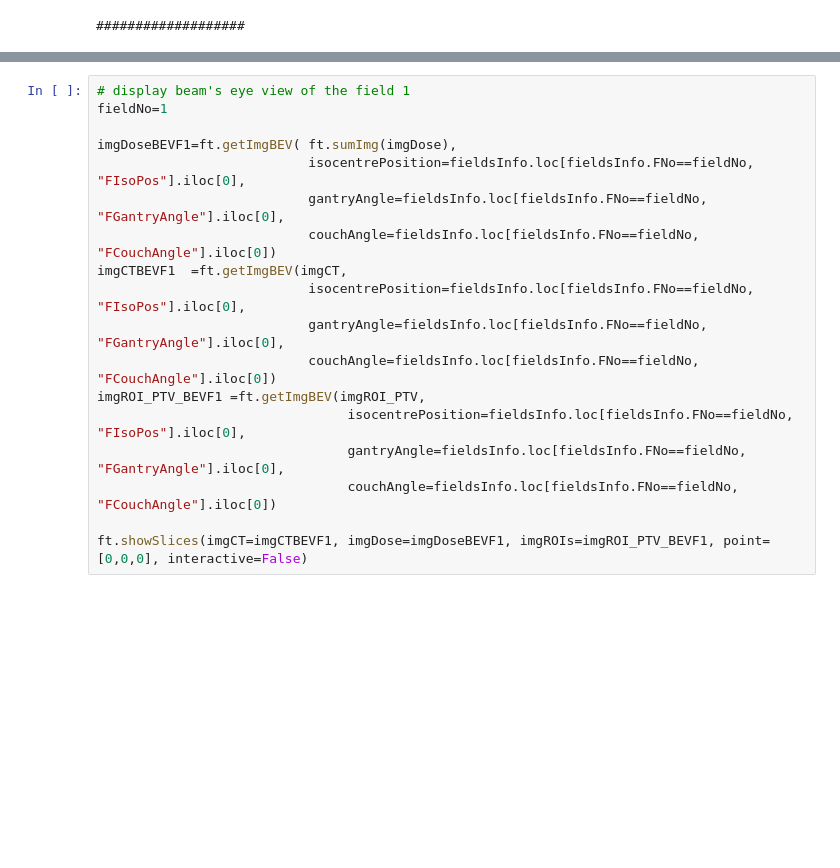
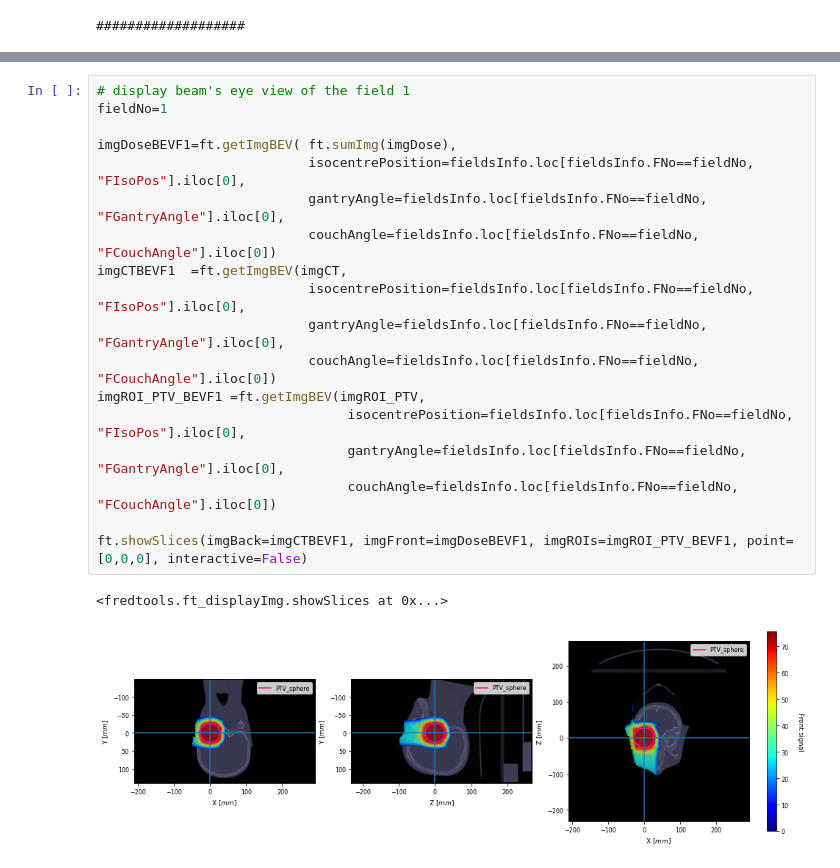
Before and after one commit to jasqs/FREDtools, a Jupyter notebook: examples/FREDtools Tutorial.ipynb, the cells around one changed output, grey strips where cells are left out. Saved outputs shown, nothing was run; the diff lists cells and outputs as text; blank space fills up the shorter version.

```diff
--- a/examples/FREDtools Tutorial.ipynb
+++ b/examples/FREDtools Tutorial.ipynb
@@ -436,18 +439,21 @@ ft.showSlices(imgCT=imgCT, imgDose=ft.sumImg(imgDose), imgROIs=imgROI_PTV, point
 # %%
 # display beam's eye view of the field 1
 fieldNo=1
 
 imgDoseBEVF1=ft.getImgBEV( ft.sumImg(imgDose),
                            isocentrePosition=fieldsInfo.loc[fieldsInfo.FNo==fieldNo, "FIsoPos"].iloc[0],
                            gantryAngle=fieldsInfo.loc[fieldsInfo.FNo==fieldNo, "FGantryAngle"].iloc[0],
                            couchAngle=fieldsInfo.loc[fieldsInfo.FNo==fieldNo, "FCouchAngle"].iloc[0])
 imgCTBEVF1  =ft.getImgBEV(imgCT,
                            isocentrePosition=fieldsInfo.loc[fieldsInfo.FNo==fieldNo, "FIsoPos"].iloc[0],
                            gantryAngle=fieldsInfo.loc[fieldsInfo.FNo==fieldNo, "FGantryAngle"].iloc[0],
                            couchAngle=fieldsInfo.loc[fieldsInfo.FNo==fieldNo, "FCouchAngle"].iloc[0])
 imgROI_PTV_BEVF1 =ft.getImgBEV(imgROI_PTV,
                                 isocentrePosition=fieldsInfo.loc[fieldsInfo.FNo==fieldNo, "FIsoPos"].iloc[0],
                                 gantryAngle=fieldsInfo.loc[fieldsInfo.FNo==fieldNo, "FGantryAngle"].iloc[0],
                                 couchAngle=fieldsInfo.loc[fieldsInfo.FNo==fieldNo, "FCouchAngle"].iloc[0])
 
-ft.showSlices(imgCT=imgCTBEVF1, imgDose=imgDoseBEVF1, imgROIs=imgROI_PTV_BEVF1, point=[0,0,0], interactive=False)
+ft.showSlices(imgBack=imgCTBEVF1, imgFront=imgDoseBEVF1, imgROIs=imgROI_PTV_BEVF1, point=[0,0,0], interactive=False)
+# %% [output]
+<fredtools.ft_displayImg.showSlices at 0x...>
+[figure, added]
```
Also changed, not shown: parts of 3 cells of this notebook, 40 other files.
